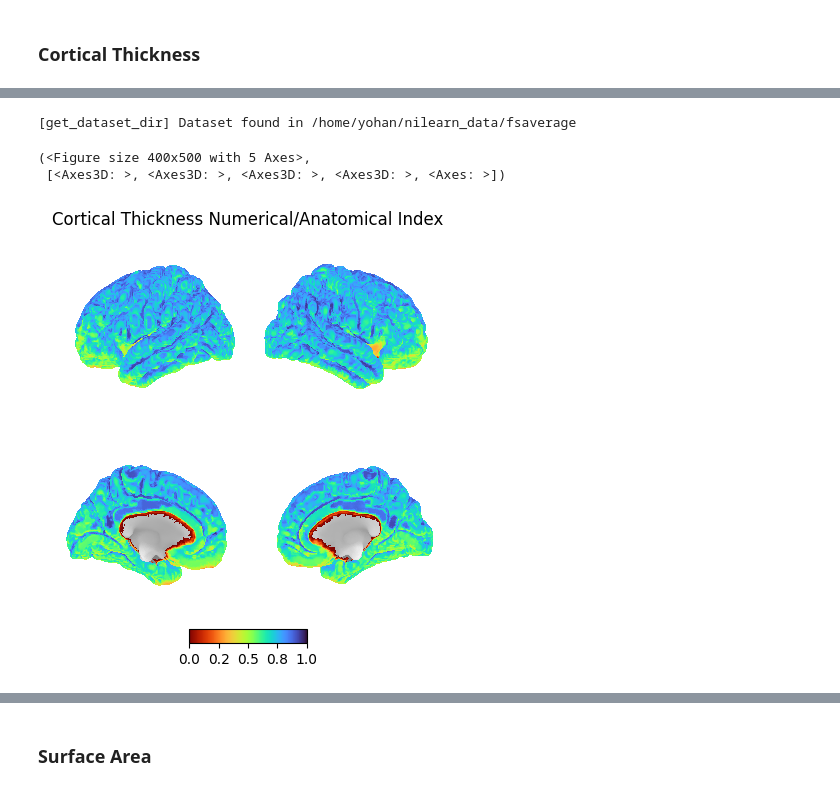
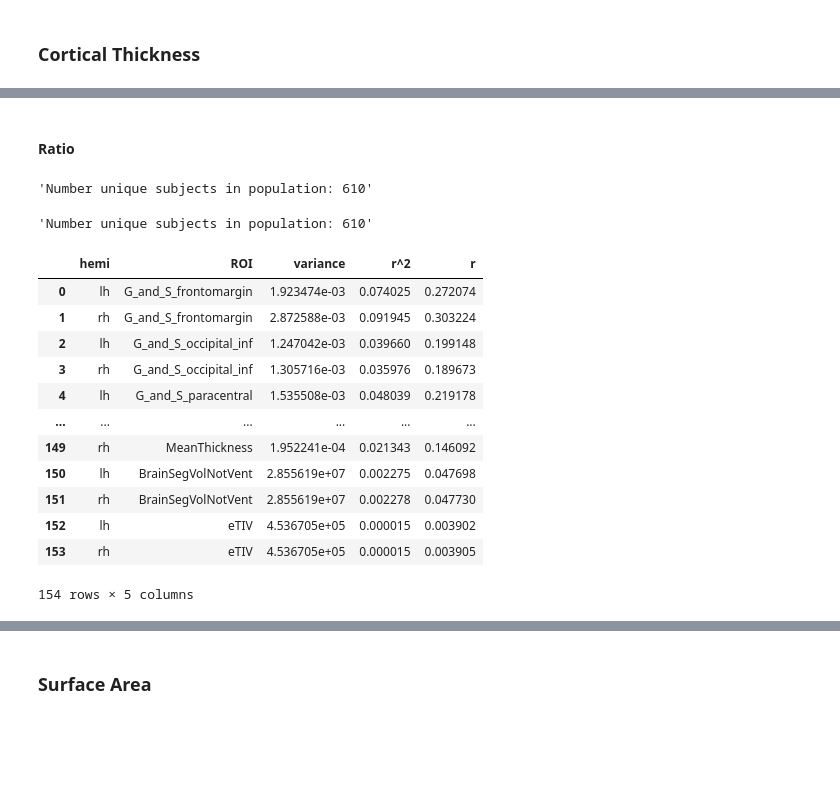
Before and after one commit to yohanchatelain/VIP-python-client, a Jupyter notebook: example/freesurfer-fuzzy/notebooks/stage_I.ipynb, the cells around one changed output, grey strips where cells are left out. Cells and saved outputs as stored; diff of their text form; code cells hidden in the pictures; blank space fills up the shorter version.

```diff
--- a/example/freesurfer-fuzzy/notebooks/stage_I.ipynb
+++ b/example/freesurfer-fuzzy/notebooks/stage_I.ipynb
@@ -290,2 +181,26 @@ def view_ROI(stat_map, title, cmap="turbo", vmin=0, vmax=.5, symmetric_cmap=Fals
+# %%
+def compute_pooled_variance(card_1, population_1, card_2, population_2):
+    assert(population_1.ROI.nunique() == population_2.ROI.nunique())
+    assert(set(population_1.ROI.unique()) == set(population_2.ROI.unique()))
+
+    variance_pooled = population_1.copy()
+    variance_pooled['variance'] = (
+        (card_1 - 1) * population_1["variance"]
+        + (card_2 - 1) * population_2["variance"]
+    ) / (card_1 + card_2 - 2)
+    return variance_pooled
+
+def compute_numerical_anatomical_ratio(
+    numerical, anatomical, filename=None
+):
+    assert(numerical.ROI.nunique() == anatomical.ROI.nunique())
+    assert(set(numerical.ROI.unique()) == set(anatomical.ROI.unique()))
+
+    r_na = numerical.copy()
+    r_na["r^2"] = numerical["variance"] / anatomical["variance"]
+    r_na["r"] = r_na["r^2"].apply(np.sqrt)
+    if filename:
+        r_na.to_csv(filename, index=False)
+    return r_na
 # %% [markdown]
 ### Cortical Thickness
@@ -383,22 +207,26 @@ view.save_as_html(
-# %%
-thickness_I = compute_num_anat_Index(thickness_num, thickness_anat)
-stat_map_I = apply_stats_on_ROI(
-    atlas=destrieux,
-    stats_df=thickness_I,
-    metric="thickness",
-    stat="I",
-)
-plot_ROI(
-    stat_map=stat_map_I,
-    title="Cortical Thickness Numerical/Anatomical Index",
-    views=["lateral", "medial"],
-    hemispheres=["left", "right"],
-    cmap="turbo_r",
-    vmin=0,
-    vmax=1,
-)
-# %% [output]
-[get_dataset_dir] Dataset found in /home/yohan/nilearn_data/fsaverage
-(<Figure size 400x500 with 5 Axes>,
- [<Axes3D: >, <Axes3D: >, <Axes3D: >, <Axes3D: >, <Axes: >])
-[figure, removed]
+# %% [markdown]
+#### Ratio
+# %%
+# numerical variability
+card_numerical, var_numerical = compute_numerical_variability_cortical_metric("thickness", subjects)
+# anatomical variability
+card_anatomical, var_anatomical = compute_anatomical_variability_cortical_metric("thickness", subjects)
+# compute the ratio
+r_na = compute_numerical_anatomical_ratio(var_numerical, var_anatomical, filename="thickness_r_na.csv")
+r_na
+# %% [output]
+'Number unique subjects in population: 610'
+'Number unique subjects in population: 610'
+|  | hemi | ROI | variance | r^2 | r |
+| 0 | lh | G_and_S_frontomargin | 1.923474e-03 | 0.074025 | 0.272074 |
+| 1 | rh | G_and_S_frontomargin | 2.872588e-03 | 0.091945 | 0.303224 |
+| 2 | lh | G_and_S_occipital_inf | 1.247042e-03 | 0.039660 | 0.199148 |
+| 3 | rh | G_and_S_occipital_inf | 1.305716e-03 | 0.035976 | 0.189673 |
+| 4 | lh | G_and_S_paracentral | 1.535508e-03 | 0.048039 | 0.219178 |
+| ... | ... | ... | ... | ... | ... |
+| 149 | rh | MeanThickness | 1.952241e-04 | 0.021343 | 0.146092 |
+| 150 | lh | BrainSegVolNotVent | 2.855619e+07 | 0.002275 | 0.047698 |
+| 151 | rh | BrainSegVolNotVent | 2.855619e+07 | 0.002278 | 0.047730 |
+| 152 | lh | eTIV | 4.536705e+05 | 0.000015 | 0.003902 |
+| 153 | rh | eTIV | 4.536705e+05 | 0.000015 | 0.003905 |
+154 rows × 5 columns
```
Also changed, not shown: parts of 48 cells of this notebook, 1 other file.
